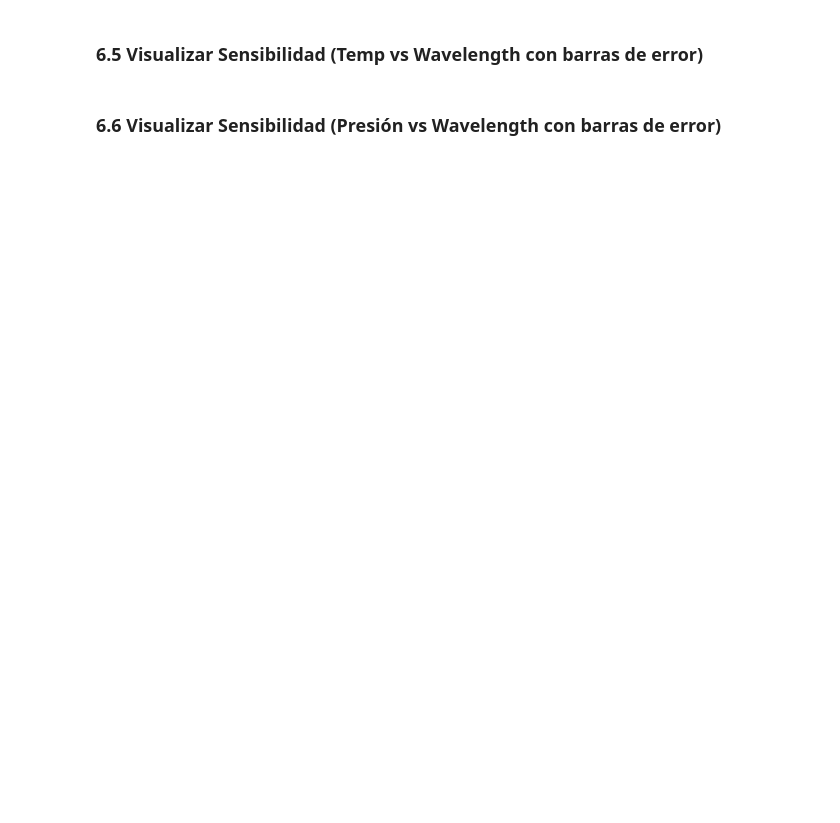
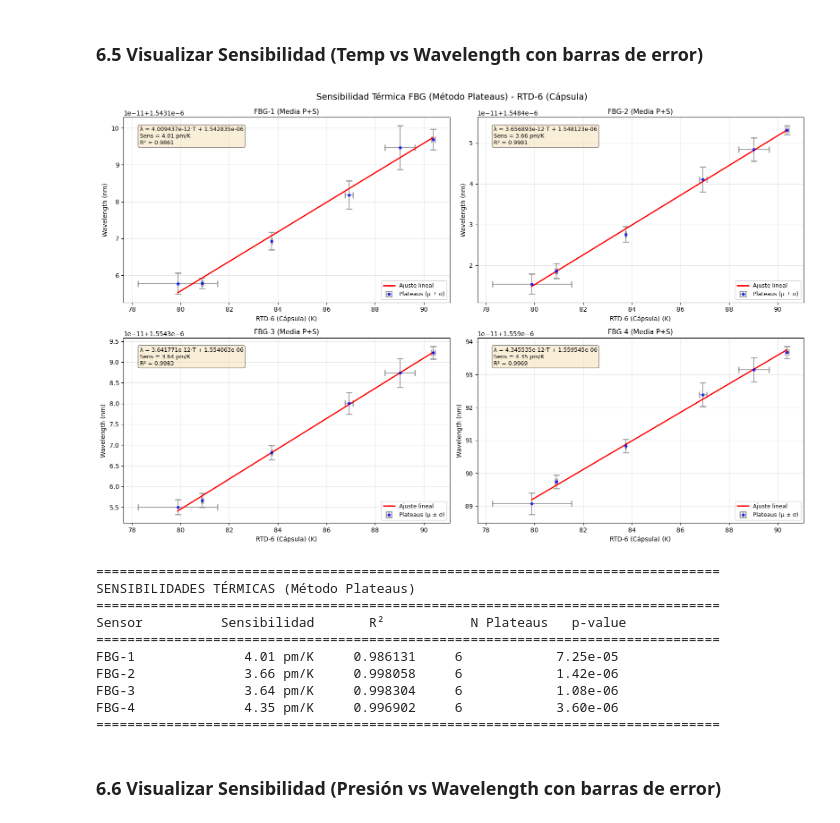
Before and after one commit to garpol/rtd-calibration-ana, a Jupyter notebook: FBG_Sensitivity_Analysis/Analisis_FBG_4sensores_20260219.ipynb, the cells around one changed output. Drawn from its saved outputs; the diff is of its cells as text; code cells hidden in the pictures; blank space fills up the shorter version.

```diff
--- a/FBG_Sensitivity_Analysis/Analisis_FBG_4sensores_20260219.ipynb
+++ b/FBG_Sensitivity_Analysis/Analisis_FBG_4sensores_20260219.ipynb
@@ -935,7 +1091,7 @@ for idx, (fbg_label, fbg_data) in enumerate(fbg_mean_data.items()):
         "r_squared": r_value**2,
         "p_value": p_value,
         "std_err": std_err,
-        "sensitivity_pm_K": slope * 1000,  # nm/K -> pm/K
+        "sensitivity_pm_K": slope * 1e12,  # m/K → pm/K
         "n_plateaus": len(plateau_stats)
     }
 
@@ -955,8 +1111,8 @@ for idx, (fbg_label, fbg_data) in enumerate(fbg_mean_data.items()):
     ax.plot(temp_range, wav_fit, 'r-', linewidth=2, label='Ajuste lineal')
 
     # Añadir ecuación de la recta en el plot
-    sensitivity_pm = slope * 1000
-    equation_text = f'λ = {slope:.6f}·T + {intercept:.6f}\n'
+    sensitivity_pm = slope * 1e12  # m/K → pm/K
+    equation_text = f'λ = {slope:.6e}·T + {intercept:.6e}\n'
     equation_text += f'Sens = {sensitivity_pm:.2f} pm/K\n'
     equation_text += f'R² = {r_value**2:.4f}'
 
@@ -967,33 +1123,45 @@ for idx, (fbg_label, fbg_data) in enumerate(fbg_mean_data.items()):
             bbox=dict(boxstyle='round', facecolor='wheat', alpha=0.5))
 
     # Configuración del plot
     ax.set_title(f"FBG-{sensor_num} (Media P+S)", fontsize=11)
     ax.set_xlabel(f'{rtd_ref_name} (K)', fontsize=10)
     ax.set_ylabel('Wavelength (nm)', fontsize=10)
     ax.grid(True, alpha=0.3)
     ax.legend(fontsize=9, loc='lower right')
 
 plt.tight_layout()
 plt.suptitle(f'Sensibilidad Térmica FBG (Método Plateaus) - {rtd_ref_name}',
              fontsize=14, y=1.02)
 plt.show()
 
 # Resumen de sensibilidades
 print("\n" + "="*80)
 print("SENSIBILIDADES TÉRMICAS (Método Plateaus)")
 print("="*80)
 print(f"{'Sensor':<15} {'Sensibilidad':<18} {'R²':<12} {'N Plateaus':<12} {'p-value'}")
 print("="*80)
 
 for fbg_label in fbg_mean_data.keys():
     if fbg_label in plateau_sensitivities:
         sensor_num = fbg_mean_data[fbg_label]["sensor_num"]
         sens_data = plateau_sensitivities[fbg_label]
 
         print(f"FBG-{sensor_num}        {sens_data['sensitivity_pm_K']:>10.2f} pm/K     "
               f"{sens_data['r_squared']:<12.6f} {sens_data['n_plateaus']:<12d} {sens_data['p_value']:<.2e}")
 
 print("="*80)
+# %% [output]
+[figure, added]
+================================================================================
+SENSIBILIDADES TÉRMICAS (Método Plateaus)
+================================================================================
+Sensor          Sensibilidad       R²           N Plateaus   p-value
+================================================================================
+FBG-1              4.01 pm/K     0.986131     6            7.25e-05
+FBG-2              3.66 pm/K     0.998058     6            1.42e-06
+FBG-3              3.64 pm/K     0.998304     6            1.08e-06
+FBG-4              4.35 pm/K     0.996902     6            3.60e-06
+================================================================================
 # %% [markdown]
 ### 6.6 Visualizar Sensibilidad (Presión vs Wavelength con barras de error)
 # %%
```
Also changed, not shown: parts of 22 cells of this notebook.
